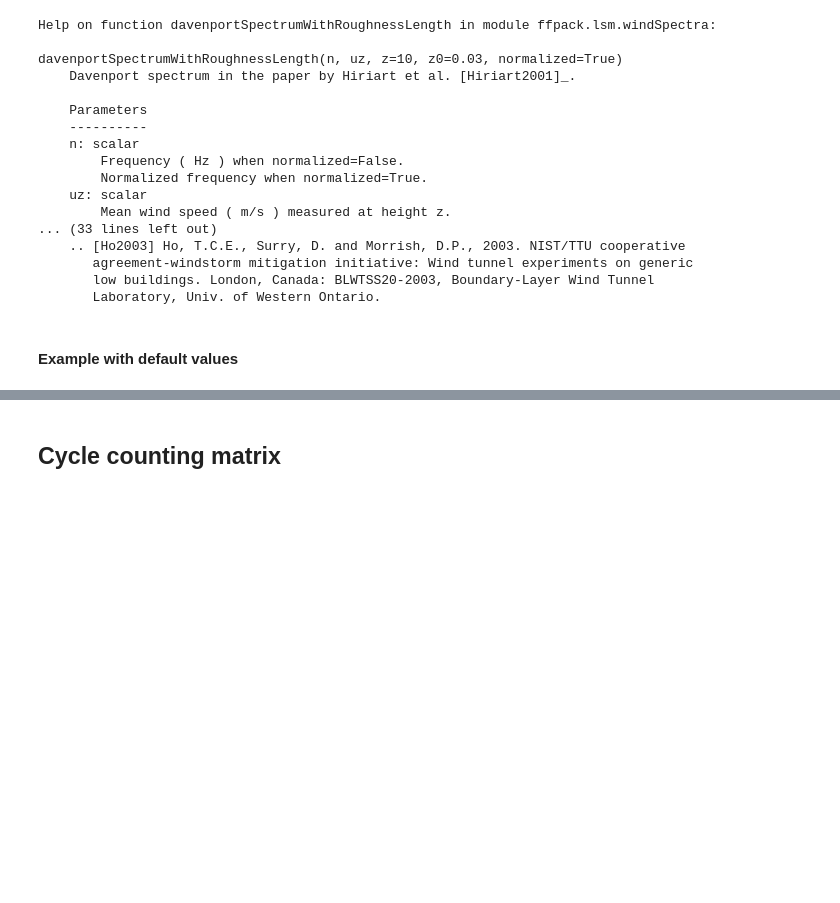
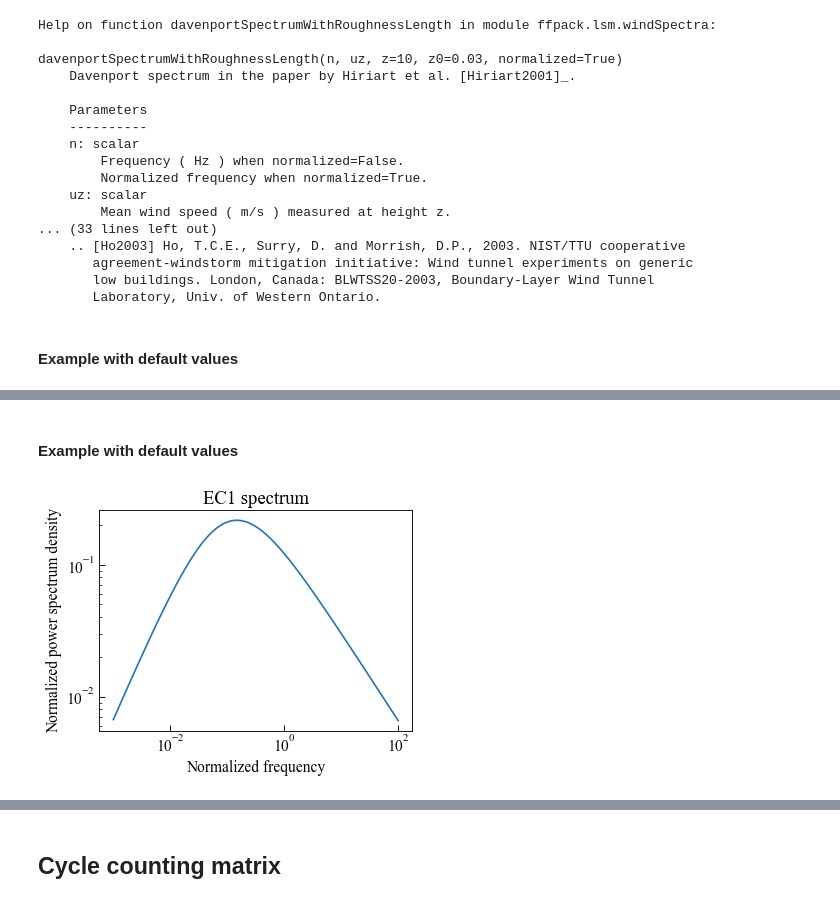
Before and after one commit to dpzhuX/ffpack, a Jupyter notebook: docs/source/load spectra and matrices.ipynb, the cells around one changed output, grey strips where cells are left out. Saved outputs shown, nothing was run; the diff lists cells and outputs as text; code cells hidden in the pictures; blank space fills up the shorter version.

```diff
--- a/docs/source/load spectra and matrices.ipynb
+++ b/docs/source/load spectra and matrices.ipynb
@@ -599,0 +692,27 @@ plt.show()
+# %% [markdown]
+#### Example with default values
+# %%
+ec1nRange = [ 10**i for i in np.linspace( -3, 2, num=121 ) ]
+# %%
+uz = 10
+ec1nResults = [ ec1Spectrum( n, uz, normalized=True ) for n in ec1nRange ]
+# %%
+fig, ax = plt.subplots()
+plt.xscale("log")
+plt.yscale("log")
+
+ax.plot( np.array( ec1nRange ),
+         np.array( ec1nResults ) )
+
+ax.tick_params(axis='x', direction="in", length=5)
+ax.tick_params(axis='y', direction="in", length=5)
+ax.tick_params(axis='x', direction="in", length=3, which='minor')
+ax.tick_params(axis='y', direction="in", length=3, which='minor')
+ax.set_xlabel( "Normalized frequency" )
+ax.set_ylabel( "Normalized power spectrum density" )
+ax.set_title( "EC1 spectrum" )
+
+plt.tight_layout()
+plt.show()
+# %% [output]
+[figure, added]
```
Also changed, not shown: parts of 36 cells of this notebook, 2 other files.
